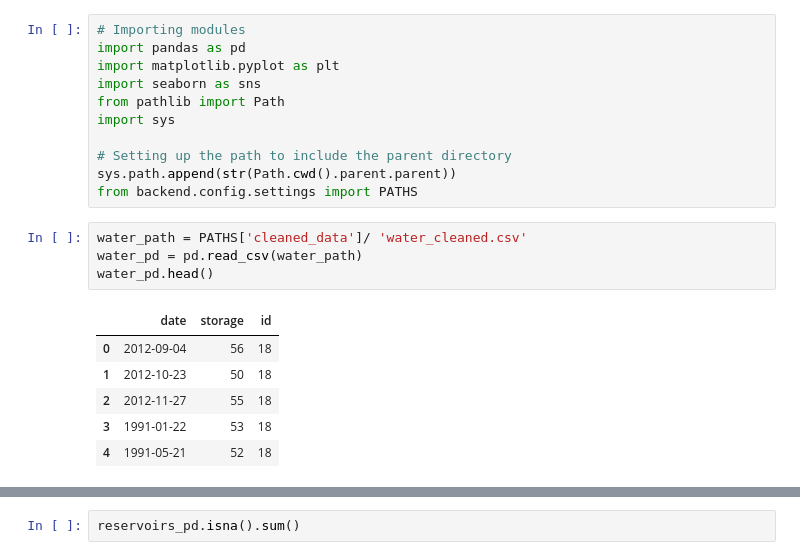
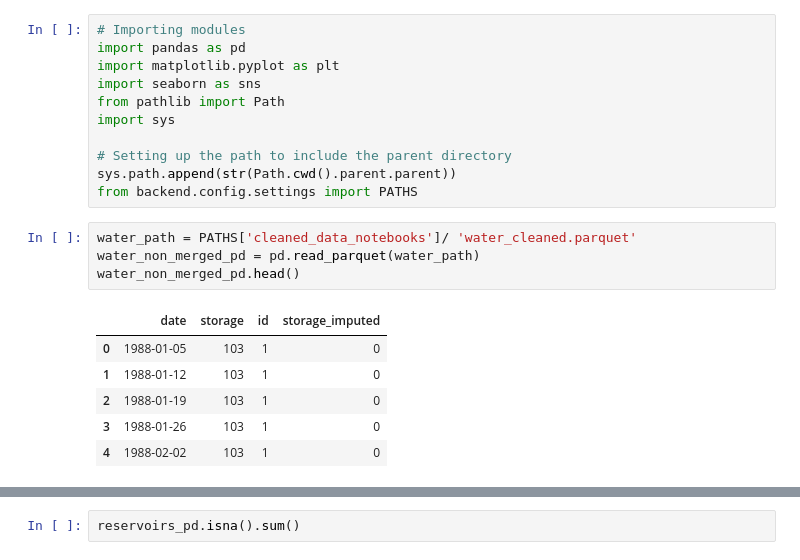
Before and after one commit to ivanver02/reservoir-data-platform, a Jupyter notebook: notebooks/feature_engineering/water.ipynb, the cells around one changed output, grey strips where cells are left out. Cells and saved outputs as stored; diff of their text form.

```diff
--- a/notebooks/feature_engineering/water.ipynb
+++ b/notebooks/feature_engineering/water.ipynb
@@ -10,16 +10,16 @@ import sys
 sys.path.append(str(Path.cwd().parent.parent))
 from backend.config.settings import PATHS
 # %%
-water_path = PATHS['cleaned_data']/ 'water_cleaned.csv'
-water_pd = pd.read_csv(water_path)
-water_pd.head()
+water_path = PATHS['cleaned_data_notebooks']/ 'water_cleaned.parquet'
+water_non_merged_pd = pd.read_parquet(water_path)
+water_non_merged_pd.head()
 # %% [output]
-|  | date | storage | id |
-| 0 | 2012-09-04 | 56 | 18 |
-| 1 | 2012-10-23 | 50 | 18 |
-| 2 | 2012-11-27 | 55 | 18 |
-| 3 | 1991-01-22 | 53 | 18 |
-| 4 | 1991-05-21 | 52 | 18 |
+|  | date | storage | id | storage_imputed |
+| 0 | 1988-01-05 | 103 | 1 | 0 |
+| 1 | 1988-01-12 | 103 | 1 | 0 |
+| 2 | 1988-01-19 | 103 | 1 | 0 |
+| 3 | 1988-01-26 | 103 | 1 | 0 |
+| 4 | 1988-02-02 | 103 | 1 | 0 |
 # %%
 water_pd.isna().sum()
 # %% [output]
```
Also changed, not shown: parts of 8 cells of this notebook, 59 other files.
